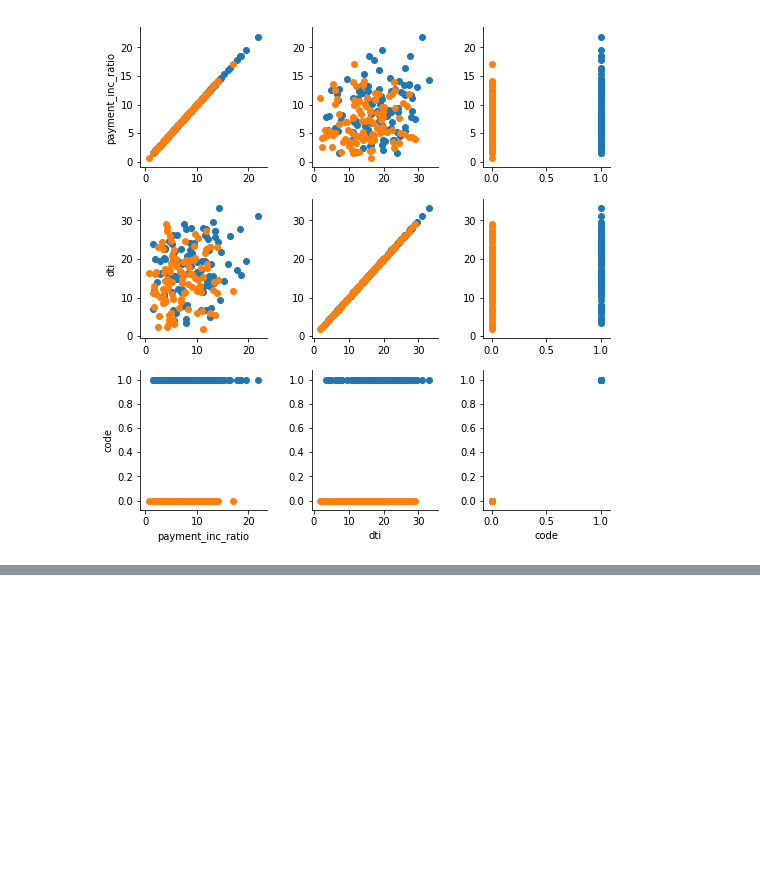
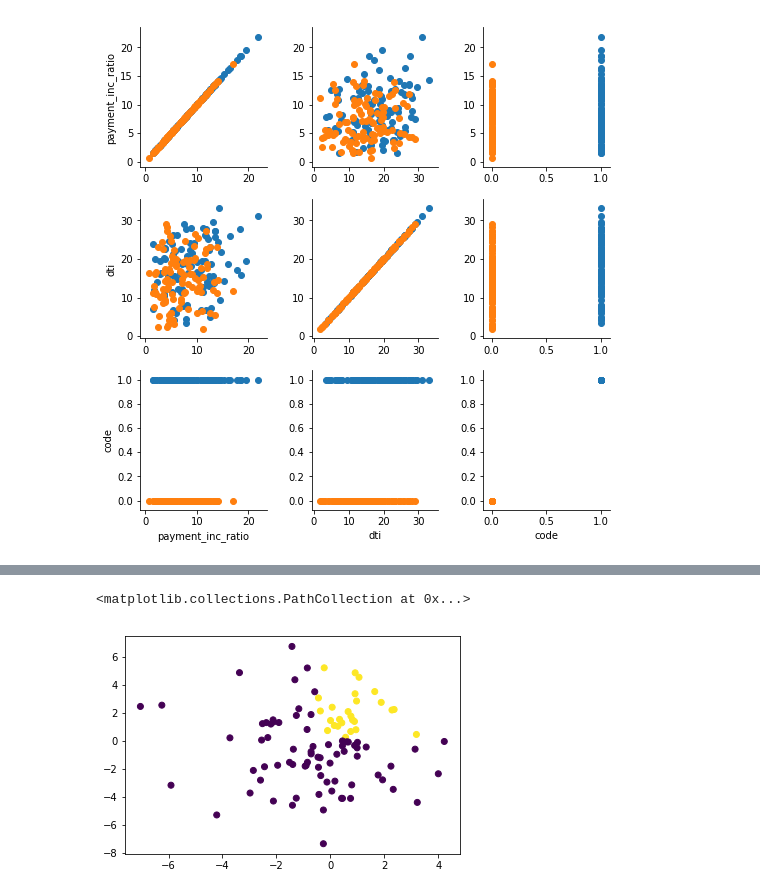
Before and after one commit to coolum001/Stats4DSNotebookProject, a Jupyter notebook: Stats4DS-3.ipynb, the cells around one changed output, grey strips where cells are left out. Cells and saved outputs as stored; diff of their text form; code cells hidden in the pictures; blank space fills up the shorter version.

```diff
--- a/Stats4DS-3.ipynb
+++ b/Stats4DS-3.ipynb
@@ -116,0 +151,2 @@ g = g.map(plt.scatter)
+# %%
+clf = sklearn.tree.DecisionTreeClassifier()
@@ -116,0 +163,2 @@ g = g.map(plt.scatter)
+# %%
+y3 = clf.predict(ex2_df)
@@ -116,0 +252,5 @@ g = g.map(plt.scatter)
+# %%
+plt.scatter(x=ex_df['x1'], y=ex_df['x2'], c=y3)
+# %% [output]
+<matplotlib.collections.PathCollection at 0x...>
+[figure, added]
```
Also changed, not shown: parts of 23 cells of this notebook, 2 other files.
